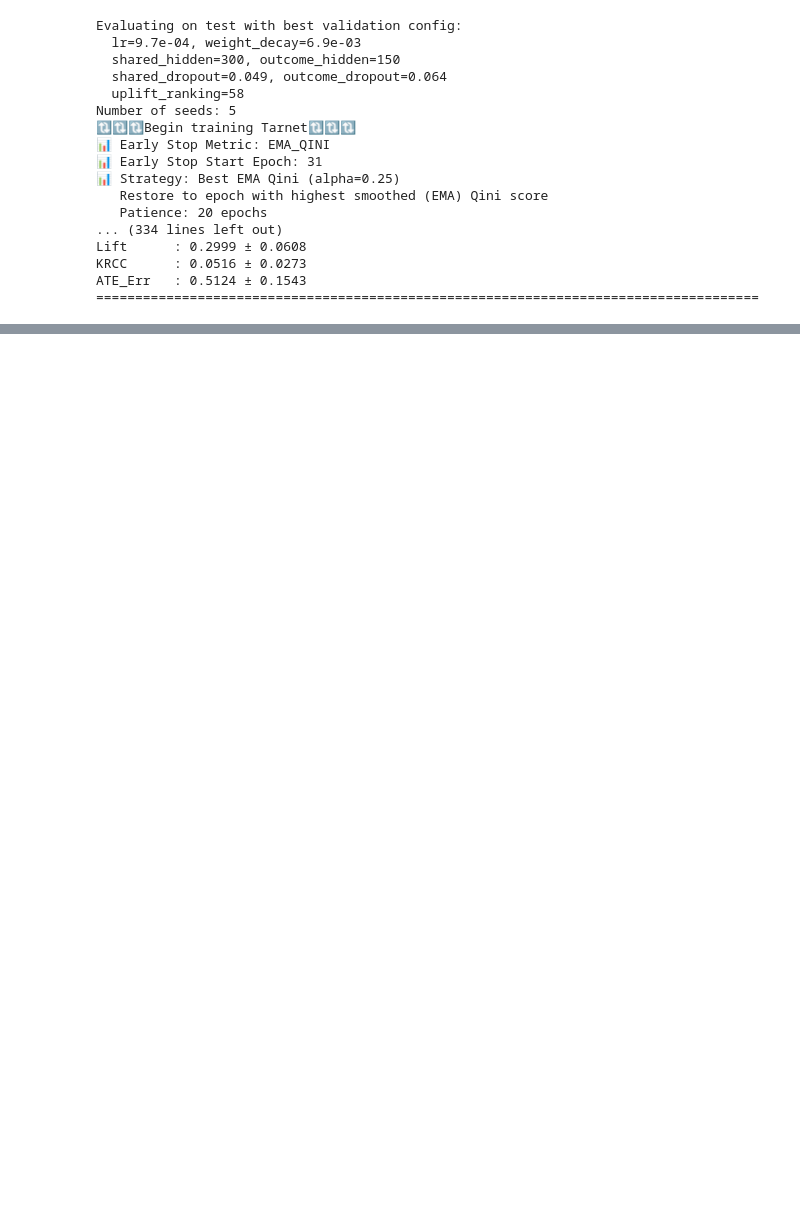
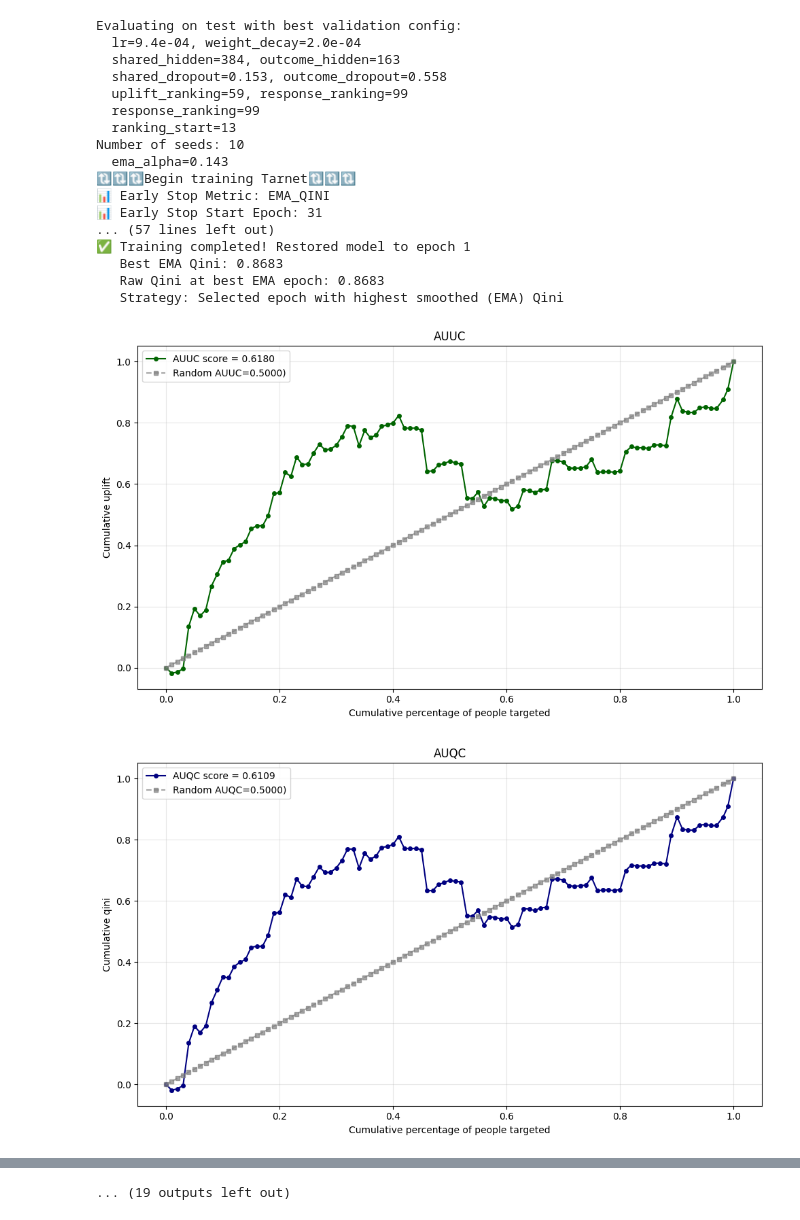
Before and after one commit to ducvu0904/RERUM, a Jupyter notebook: Tarnet/tarnet_l2r_ablation.ipynb, the cells around one changed output, grey strips where cells are left out. Drawn from its saved outputs; the diff is of its cells as text; code cells hidden in the pictures; blank space fills up the shorter version.

```diff
--- a/Tarnet/tarnet_l2r_ablation.ipynb
+++ b/Tarnet/tarnet_l2r_ablation.ipynb
@@ -311,7 +305,7 @@ import numpy as np
 import torch
 
 # 1. Evaluate selected config on test set (after tuning)
-seeds = [412312, 42, 1874, 902745, 1]
+seeds = [412312, 42, 1874, 902745, 1, 2, 3, 4, 5, 6] # Extended to 10 seeds for more robust evaluation
 device = torch.device("cuda" if torch.cuda.is_available() else "cpu")
 all_runs = []
 
@@ -325,28 +319,31 @@ best_outcome_hidden = int(best_cfg['outcome_hidden'])
 best_shared_dropout = float(best_cfg['shared_dropout'])
 best_outcome_dropout = float(best_cfg['outcome_dropout'])
 best_uplift_ranking = int(best_cfg['uplift_ranking'])
-# best_response_ranking = int(best_cfg['response_ranking'])
-# best_ranking_start = int(best_cfg['ranking_start'])
+best_response_ranking = int(best_cfg['response_ranking'])
+best_ranking_start = int(best_cfg['ranking_start'])
+best_ema_alpha = float(best_cfg['ema_alpha'])
 
 print("Evaluating on test with best validation config:")
 print(f"  lr={best_lr:.1e}, weight_decay={best_wd:.1e}")
 print(f"  shared_hidden={best_shared_hidden}, outcome_hidden={best_outcome_hidden}")
 print(f"  shared_dropout={best_shared_dropout:.3f}, outcome_dropout={best_outcome_dropout:.3f}")
-# print(f"  uplift_ranking={best_uplift_ranking}, response_ranking={best_response_ranking}")
-print(f"  uplift_ranking={best_uplift_ranking}")
+print(f"  uplift_ranking={best_uplift_ranking}, response_ranking={best_response_ranking}")
+print(f"  response_ranking={best_response_ranking}")
+print(f"  ranking_start={best_ranking_start}")
 print(f"Number of seeds: {len(seeds)}")
-
+print(f"  ema_alpha={best_ema_alpha:.3f}")
 # 2. Loop over seeds for robust test evaluation
 for SEED in seeds:
     seed_everything(SEED)
 
     tarnet = Tarnet(
-        input_dim=x_men_train_t.shape[1],
+        cate_dims=cat_dims,
+        num_count=num_count,
         epochs=epochs,
         learning_rate=best_lr,
         weight_decay=best_wd,
         use_ema=ema,
-        ema_alpha=ema_alpha,
+        ema_alpha=best_ema_alpha,
         patience=patience,
         shared_hidden=best_shared_hidden,
         outcome_hidden=best_outcome_hidden,
@@ -355,20 +352,21 @@ for SEED in seeds:
         early_stop_metric=early_stop_metric,
         early_stop_start_epoch=early_stop_start,
         uplift_ranking=best_uplift_ranking,
-        response_ranking=0,
-        ranking_start_epoch=0
+        response_ranking=best_response_ranking,
+        ranking_start_epoch=best_ranking_start
 
     )
 
     tarnet.fit(train_loader, val_loader)
 
     # Test prediction
-    x_men_test_t_on_device = x_men_test_t.to(device)
-    y0_pred, y1_pred = tarnet.predict(x_men_test_t_on_device)
+    test_cat_device = test_cat.to(device)
+    test_num_device = test_num.to(device)
+    y0_pred, y1_pred = tarnet.predict(test_cat_device, test_num_device)
 
     uplift_pred = (y1_pred - y0_pred).detach().cpu().numpy().flatten()
-    y_true = y_men_test_t.detach().cpu().numpy().flatten()
-    t_true = t_men_test_t.detach().cpu().numpy().flatten()
+    y_true = y_test.detach().cpu().numpy().flatten()
+    t_true = t_test.detach().cpu().numpy().flatten()
 
     # ATE error
     ate_pred = uplift_pred.mean()
@@ -376,8 +374,8 @@ for SEED in seeds:
 
     all_runs.append({
         'Seed': SEED,
-        'AUUC': auuc(y_true, t_true, uplift_pred, bins=100, plot=False),
-        'AUQC': auqc(y_true, t_true, uplift_pred, bins=100, plot=False),
+        'AUUC': auuc(y_true, t_true, uplift_pred, bins=100, plot=True),
+        'AUQC': auqc(y_true, t_true, uplift_pred, bins=100, plot=True),
         'Lift': lift(y_true, t_true, uplift_pred, h=0.3),
         'KRCC': krcc(y_true, t_true, uplift_pred, bins=100),
         'ATE_Err': abs(ate_pred - ate_true)
@@ -385,43 +383,45 @@ for SEED in seeds:
     print(f"  Done Seed {SEED}")
 
 # 3. Aggregate final test metrics
 df_results = pd.DataFrame(all_runs)
 
 print("\n" + "=" * 85)
 print(f"{'PER-SEED DETAILS (TEST SET)':^85}")
 print("=" * 85)
 print(df_results.to_string(index=False, formatters={
     'AUUC': '{:,.4f}'.format,
     'AUQC': '{:,.4f}'.format,
     'Lift': '{:,.4f}'.format,
     'KRCC': '{:,.4f}'.format,
     'ATE_Err': '{:,.4f}'.format
 }))
 
 mean_res = df_results.drop(columns='Seed').mean()
 std_res = df_results.drop(columns='Seed').std()
 
 print("=" * 85)
 print(f"{'TEST SUMMARY (MEAN ± STD)':^85}")
 print("-" * 85)
 for metric in ['AUUC', 'AUQC', 'Lift', 'KRCC', 'ATE_Err']:
     print(f"{metric:<10}: {mean_res[metric]:.4f} ± {std_res[metric]:.4f}")
 print("=" * 85)
 # %% [output]
 Evaluating on test with best validation config:
-  lr=9.7e-04, weight_decay=6.9e-03
-  shared_hidden=300, outcome_hidden=150
-  shared_dropout=0.049, outcome_dropout=0.064
-  uplift_ranking=58
-Number of seeds: 5
+  lr=9.4e-04, weight_decay=2.0e-04
+  shared_hidden=384, outcome_hidden=163
+  shared_dropout=0.153, outcome_dropout=0.558
+  uplift_ranking=59, response_ranking=99
+  response_ranking=99
+  ranking_start=13
+Number of seeds: 10
+  ema_alpha=0.143
 🔃🔃🔃Begin training Tarnet🔃🔃🔃
 📊 Early Stop Metric: EMA_QINI
 📊 Early Stop Start Epoch: 31
-📊 Strategy: Best EMA Qini (alpha=0.25)
-   Restore to epoch with highest smoothed (EMA) Qini score
-   Patience: 20 epochs
-... (334 lines left out)
-Lift      : 0.2999 ± 0.0608
-KRCC      : 0.0516 ± 0.0273
-ATE_Err   : 0.5124 ± 0.1543
-=====================================================================================
+... (57 lines left out)
+✅ Training completed! Restored model to epoch 1
+   Best EMA Qini: 0.8683
+   Raw Qini at best EMA epoch: 0.8683
+   Strategy: Selected epoch with highest smoothed (EMA) Qini
+[figure, added]
+[figure, added]
@@ -427,0 +485 @@ ATE_Err   : 0.5124 ± 0.1543
+... (19 outputs left out)
```
Also changed, not shown: parts of 10 cells of this notebook, 14 other files.
